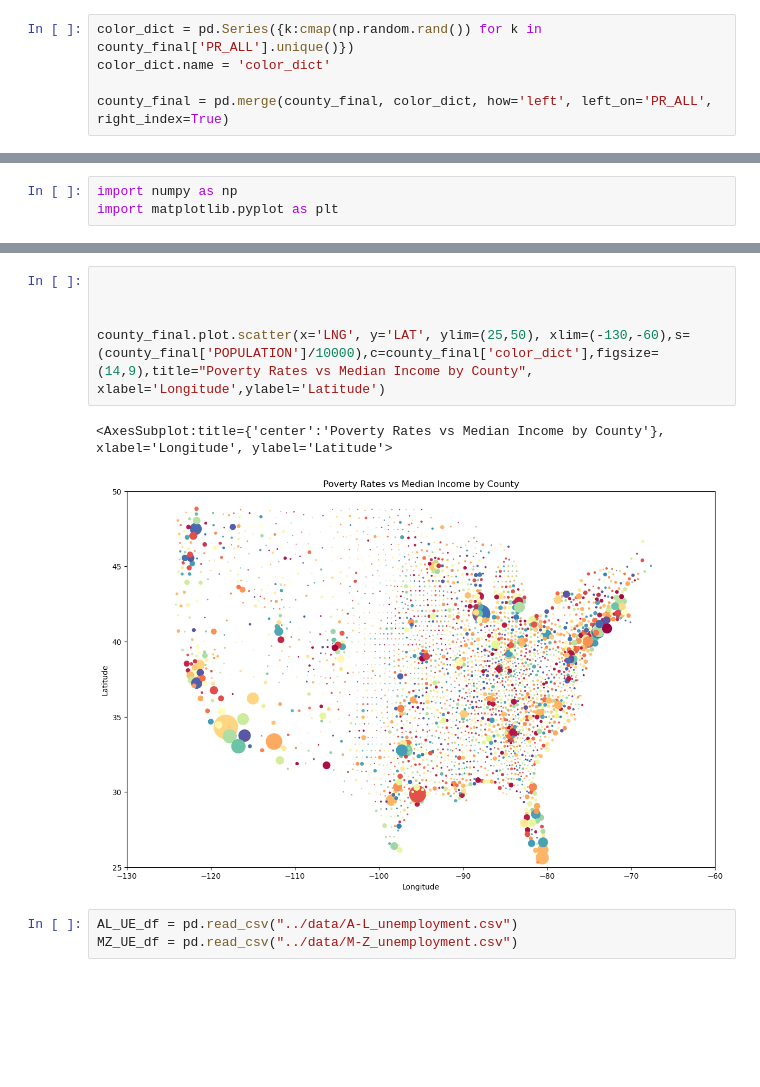
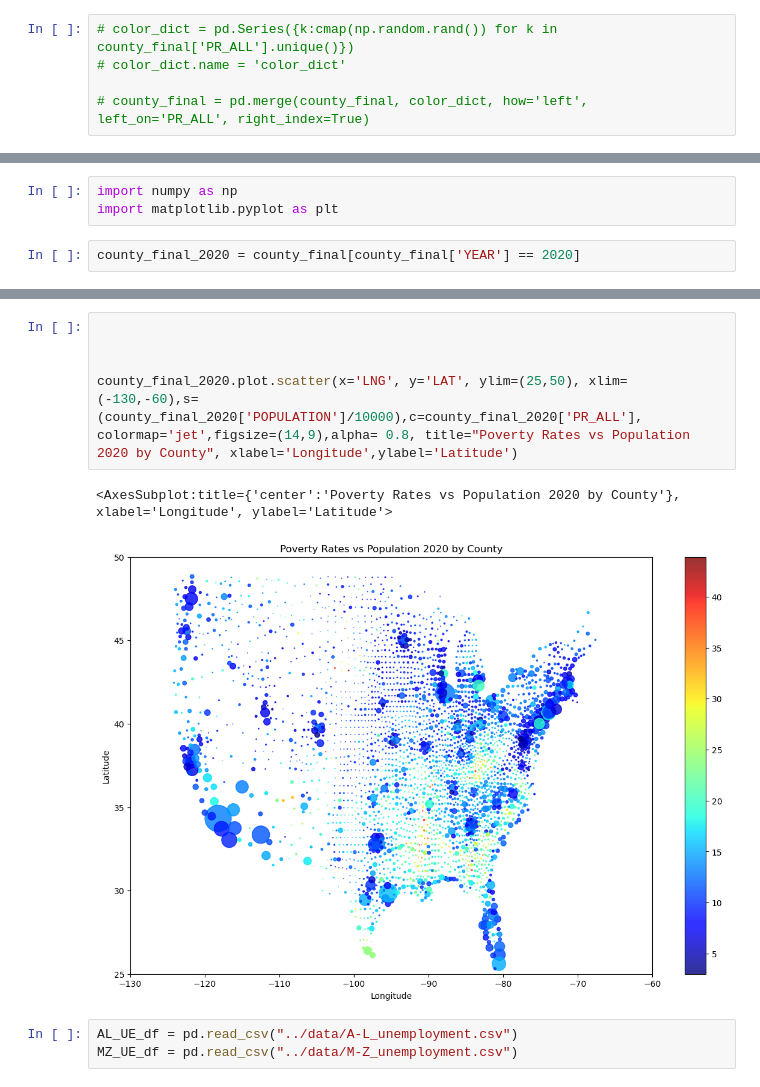
Before and after one commit to sammoe60/data-vikings, a Jupyter notebook: kendra/kendra.ipynb, the cells around one changed output, grey strips where cells are left out. Saved outputs shown, nothing was run; the diff lists cells and outputs as text; blank space fills up the shorter version.

```diff
--- a/kendra/kendra.ipynb
+++ b/kendra/kendra.ipynb
@@ -288,5 +308,5 @@ cmap = matplotlib.cm.get_cmap('Spectral') # Getting a list of color values.
 # %%
-color_dict = pd.Series({k:cmap(np.random.rand()) for k in county_final['PR_ALL'].unique()})
-color_dict.name = 'color_dict'
+# color_dict = pd.Series({k:cmap(np.random.rand()) for k in county_final['PR_ALL'].unique()})
+# color_dict.name = 'color_dict'
 
-county_final = pd.merge(county_final, color_dict, how='left', left_on='PR_ALL', right_index=True)
+# county_final = pd.merge(county_final, color_dict, how='left', left_on='PR_ALL', right_index=True)
@@ -295,3 +317,5 @@ lowest10 = county_final.nsmallest(10,'PR_ALL')
 # %%
 import numpy as np
 import matplotlib.pyplot as plt
+# %%
+county_final_2020 = county_final[county_final['YEAR'] == 2020]
@@ -298,11 +338,11 @@ import matplotlib.pyplot as plt
 # %%
 
 
 
-county_final.plot.scatter(x='LNG', y='LAT', ylim=(25,50), xlim=(-130,-60),s=(county_final['POPULATION']/10000),c=county_final['color_dict'],figsize=(14,9),title="Poverty Rates vs Median Income by County", xlabel='Longitude',ylabel='Latitude')
+county_final_2020.plot.scatter(x='LNG', y='LAT', ylim=(25,50), xlim=(-130,-60),s=(county_final_2020['POPULATION']/10000),c=county_final_2020['PR_ALL'], colormap='jet',figsize=(14,9),alpha= 0.8, title="Poverty Rates vs Population 2020 by County", xlabel='Longitude',ylabel='Latitude')
 # %% [output]
-<AxesSubplot:title={'center':'Poverty Rates vs Median Income by County'}, xlabel='Longitude', ylabel='Latitude'>
+<AxesSubplot:title={'center':'Poverty Rates vs Population 2020 by County'}, xlabel='Longitude', ylabel='Latitude'>
-[figure, old version]
+[figure, new version]
 # %%
 AL_UE_df = pd.read_csv("../data/A-L_unemployment.csv")
 MZ_UE_df = pd.read_csv("../data/M-Z_unemployment.csv")
```
Also changed, not shown: parts of 4 cells of this notebook, 5 other files.
